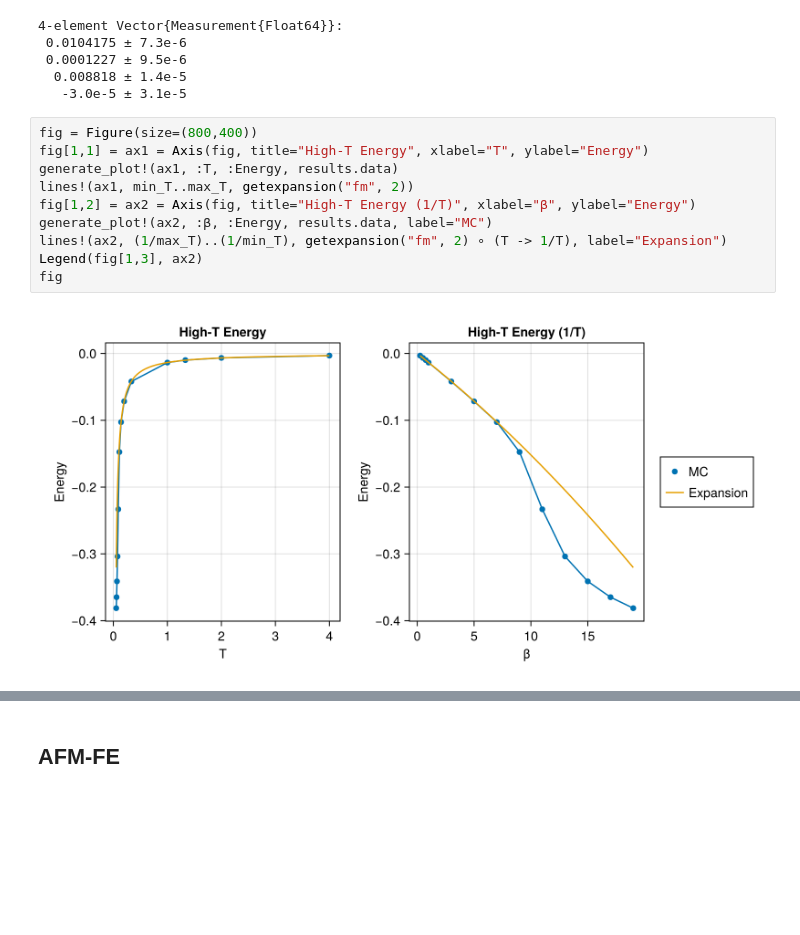
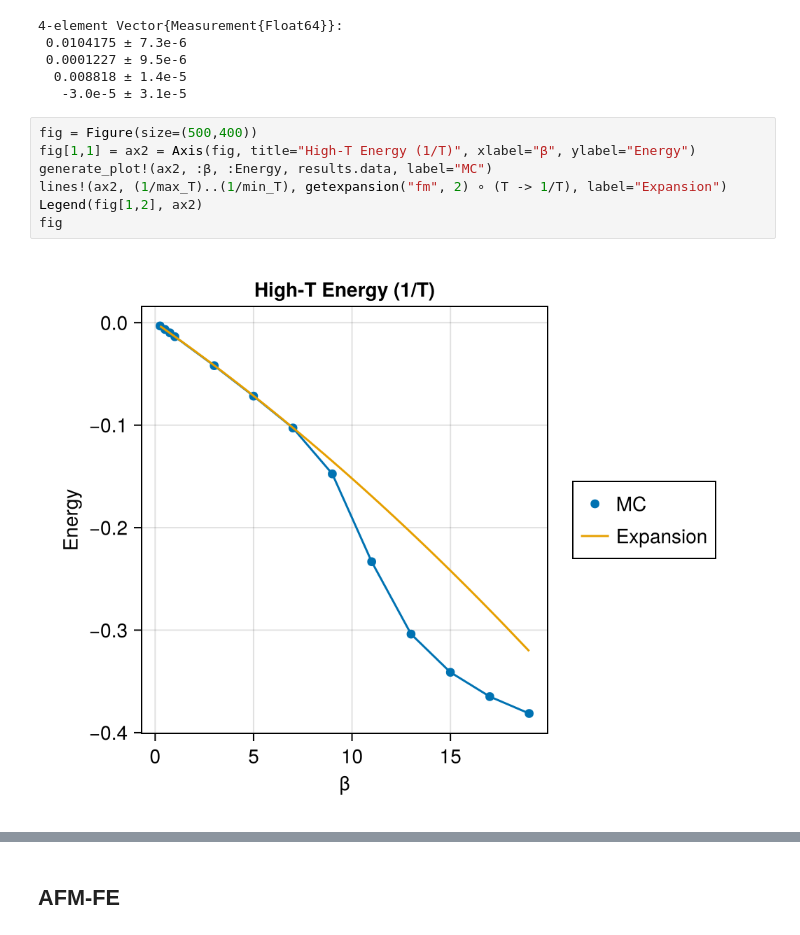
Before and after one commit to PatXue/WignerMolecule.jl, a Jupyter notebook: high-temp/plotting.ipynb, the cells around one changed output, grey strips where cells are left out. Drawn from its saved outputs; the diff is of its cells as text; blank space fills up the shorter version.

Commit message:
Remov non 1/T plots in high T plotting

```diff
--- a/high-temp/plotting.ipynb
+++ b/high-temp/plotting.ipynb
@@ -212,14 +214,11 @@ display([cumulant([measurement(all_data["fm/ηH$i"]) for i in 0:4],i) for i in 1
   0.008818 ± 1.4e-5
    -3.0e-5 ± 3.1e-5
 # %%
-fig = Figure(size=(800,400))
-fig[1,1] = ax1 = Axis(fig, title="High-T Energy", xlabel="T", ylabel="Energy")
-generate_plot!(ax1, :T, :Energy, results.data)
-lines!(ax1, min_T..max_T, getexpansion("fm", 2))
-fig[1,2] = ax2 = Axis(fig, title="High-T Energy (1/T)", xlabel="β", ylabel="Energy")
+fig = Figure(size=(500,400))
+fig[1,1] = ax2 = Axis(fig, title="High-T Energy (1/T)", xlabel="β", ylabel="Energy")
 generate_plot!(ax2, :β, :Energy, results.data, label="MC")
 lines!(ax2, (1/max_T)..(1/min_T), getexpansion("fm", 2) ∘ (T -> 1/T), label="Expansion")
-Legend(fig[1,3], ax2)
+Legend(fig[1,2], ax2)
 fig
 # %% [output]
-[figure, old version]
+[figure, new version]
```
Also changed, not shown: parts of 11 cells of this notebook.
